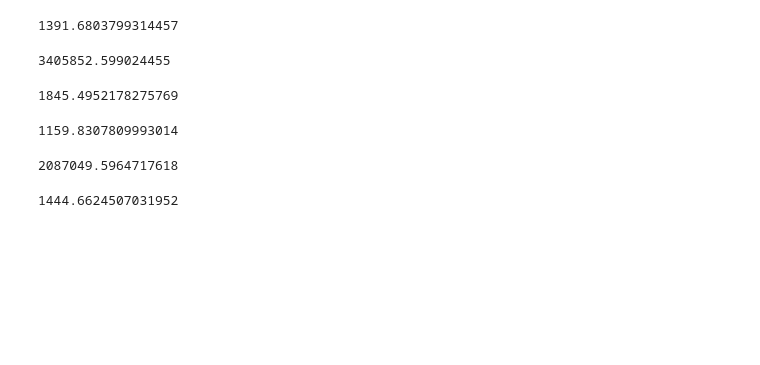
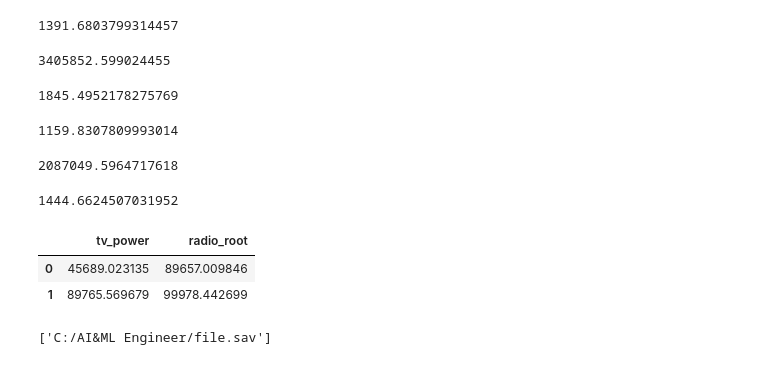
Before and after one commit to manojkumar211/capstone_regression, a Jupyter notebook: experiments/Sales Prediction.ipynb, the cells around one changed output. Cells and saved outputs as stored; diff of their text form; code cells hidden in the pictures; blank space fills up the shorter version.

```diff
--- a/experiments/Sales Prediction.ipynb
+++ b/experiments/Sales Prediction.ipynb
@@ -824,3 +892,10 @@ elastic_test_mse
 elastic_test_rmse
 # %% [output]
 1444.6624507031952
+# %%
+df_new=pd.DataFrame({'tv_power':[45689.02313546,89765.56967864],'radio_root':[89657.0098456,99978.442699]})
+df_new
+# %% [output]
+|  | tv_power | radio_root |
+| 0 | 45689.023135 | 89657.009846 |
+| 1 | 89765.569679 | 99978.442699 |
@@ -826,0 +908,4 @@ elastic_test_rmse
+# %%
+joblib.dump(Polynomial_regression.lr_poly,model)
+# %% [output]
+['C:/AI&ML Engineer/file.sav']
```
Also changed, not shown: parts of 10 cells of this notebook, 1 other file.
